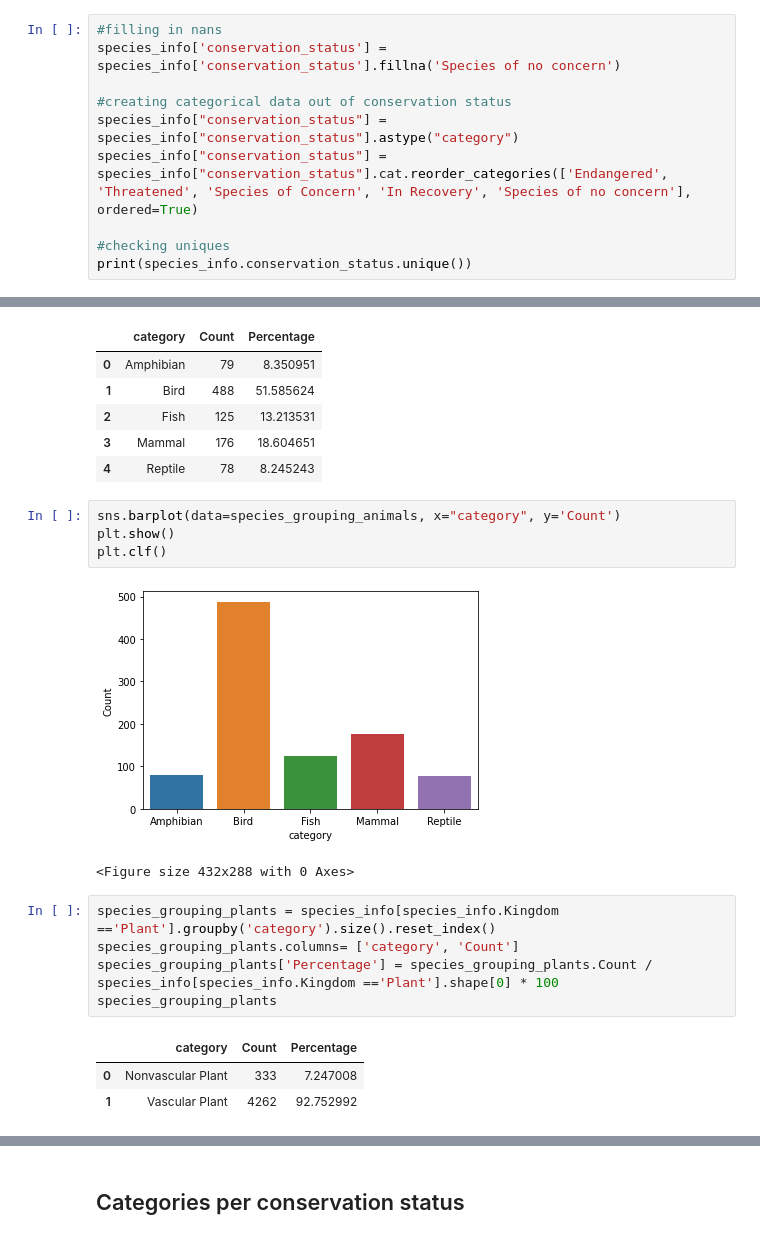
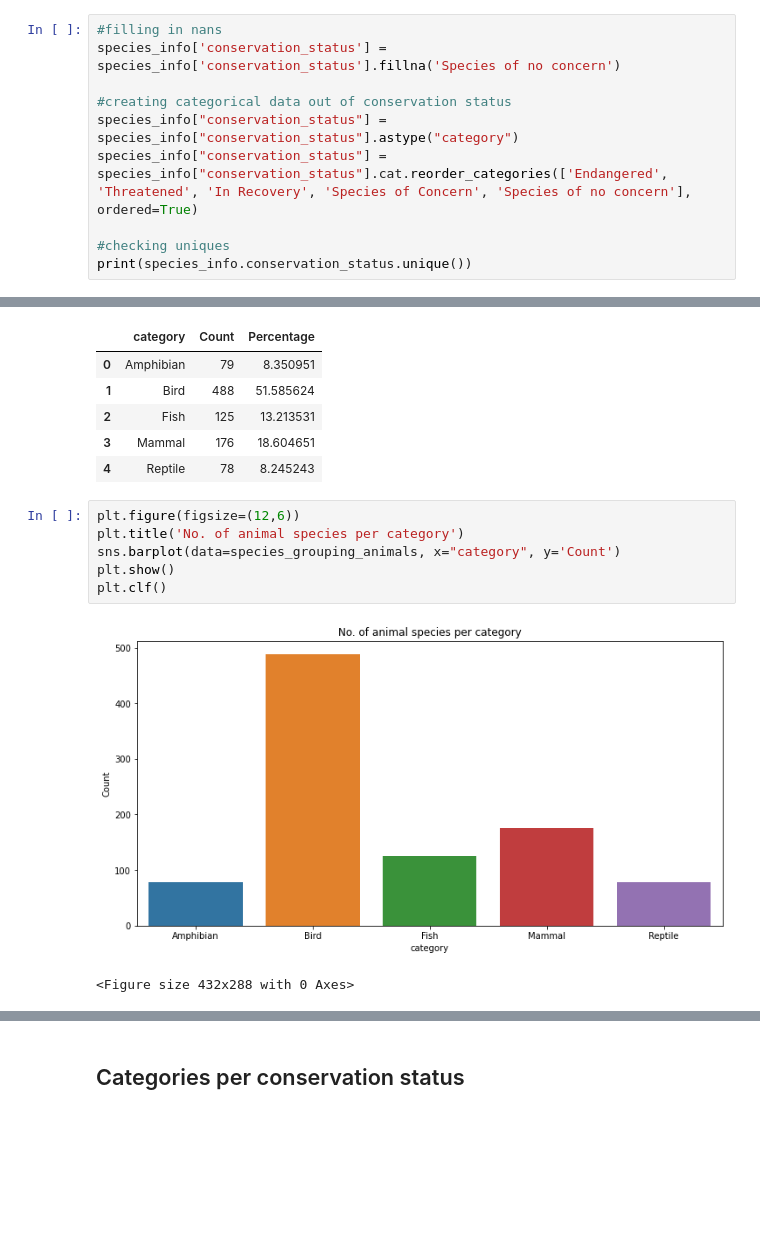
Before and after one commit to R0go/BioDiversity, a Jupyter notebook: biodiversity.ipynb, the cells around one changed output, grey strips where cells are left out. Saved outputs shown, nothing was run; the diff lists cells and outputs as text; blank space fills up the shorter version.

```diff
--- a/biodiversity.ipynb
+++ b/biodiversity.ipynb
@@ -79,7 +80,7 @@ species_info['conservation_status'] = species_info['conservation_status'].fillna
 
 #creating categorical data out of conservation status
 species_info["conservation_status"] = species_info["conservation_status"].astype("category")
-species_info["conservation_status"] = species_info["conservation_status"].cat.reorder_categories(['Endangered', 'Threatened', 'Species of Concern', 'In Recovery', 'Species of no concern'], ordered=True)
+species_info["conservation_status"] = species_info["conservation_status"].cat.reorder_categories(['Endangered', 'Threatened', 'In Recovery', 'Species of Concern', 'Species of no concern'], ordered=True)
 
 #checking uniques
 print(species_info.conservation_status.unique())
@@ -213,18 +226,11 @@ species_grouping_animals
 | 3 | Mammal | 176 | 18.604651 |
 | 4 | Reptile | 78 | 8.245243 |
 # %%
+plt.figure(figsize=(12,6))
+plt.title('No. of animal species per category')
 sns.barplot(data=species_grouping_animals, x="category", y='Count')
 plt.show()
 plt.clf()
 # %% [output]
-[figure, old version]
+[figure, new version]
 <Figure size 432x288 with 0 Axes>
-# %%
-species_grouping_plants = species_info[species_info.Kingdom =='Plant'].groupby('category').size().reset_index()
-species_grouping_plants.columns= ['category', 'Count']
-species_grouping_plants['Percentage'] = species_grouping_plants.Count / species_info[species_info.Kingdom =='Plant'].shape[0] * 100
-species_grouping_plants
-# %% [output]
-|  | category | Count | Percentage |
-| 0 | Nonvascular Plant | 333 | 7.247008 |
-| 1 | Vascular Plant | 4262 | 92.752992 |
```
Also changed, not shown: parts of 29 cells of this notebook.
